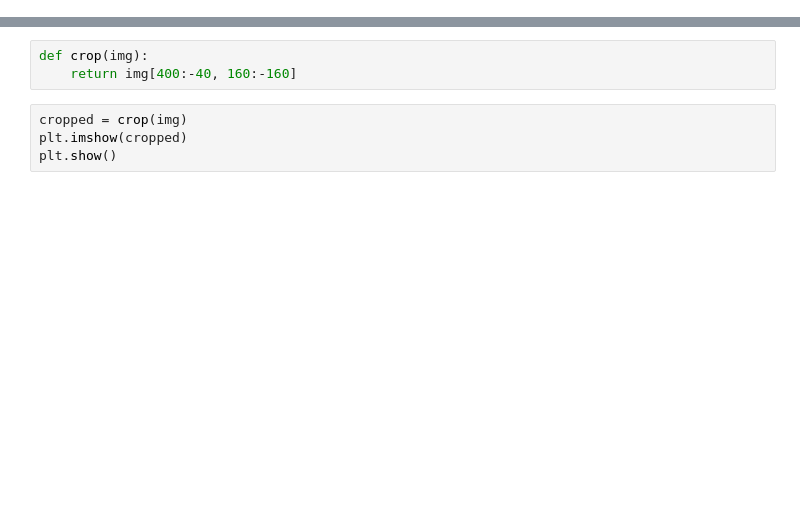
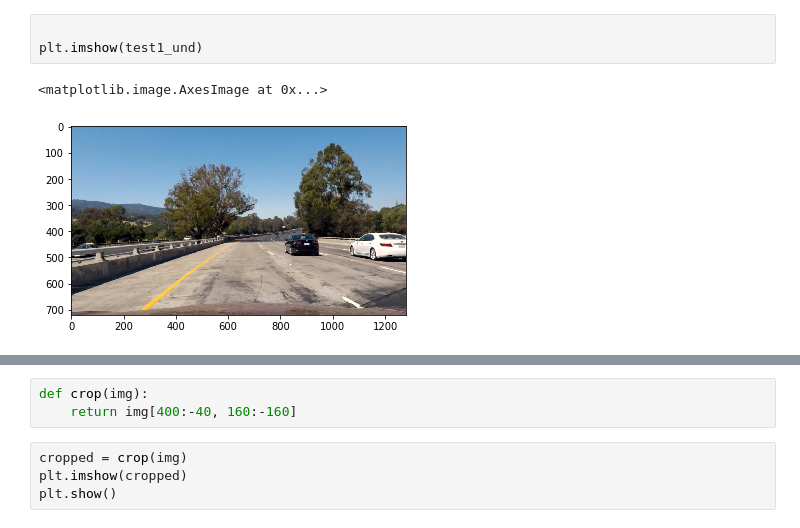
Before and after one commit to vssrcj/advanced-lane-lines, a Jupyter notebook: main.ipynb, the cells around one changed output, grey strips where cells are left out. Saved outputs shown, nothing was run; the diff lists cells and outputs as text; blank space fills up the shorter version.

```diff
--- a/main.ipynb
+++ b/main.ipynb
@@ -6 +69,7 @@ import matplotlib.image as mpimg
+# %%
+
+plt.imshow(test1_und)
+# %% [output]
+<matplotlib.image.AxesImage at 0x...>
+[figure, added]
 # %%
```
Also changed, not shown: parts of 9 cells of this notebook.
